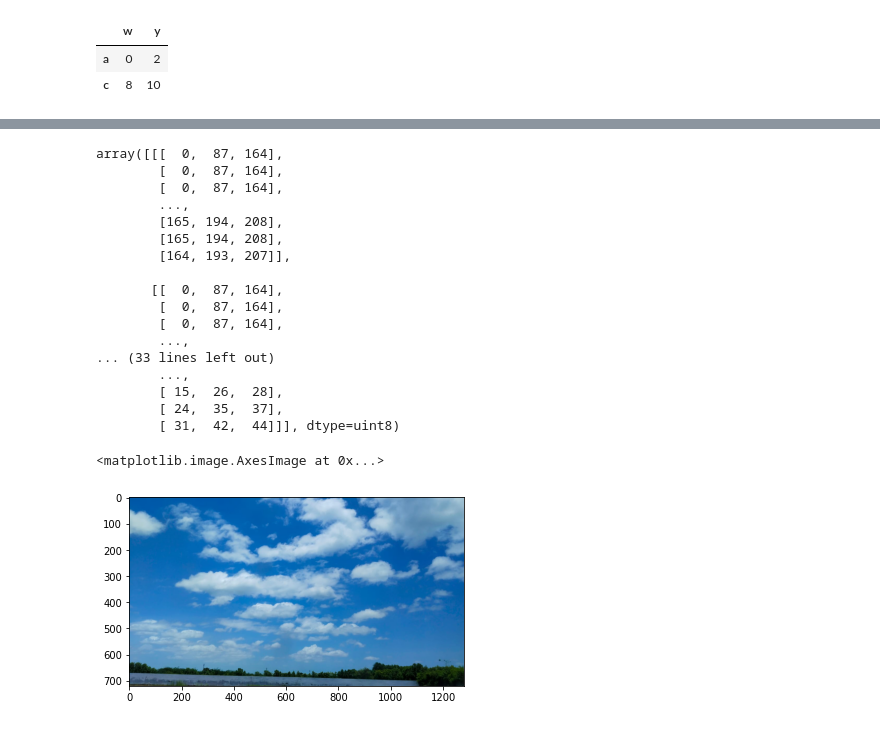
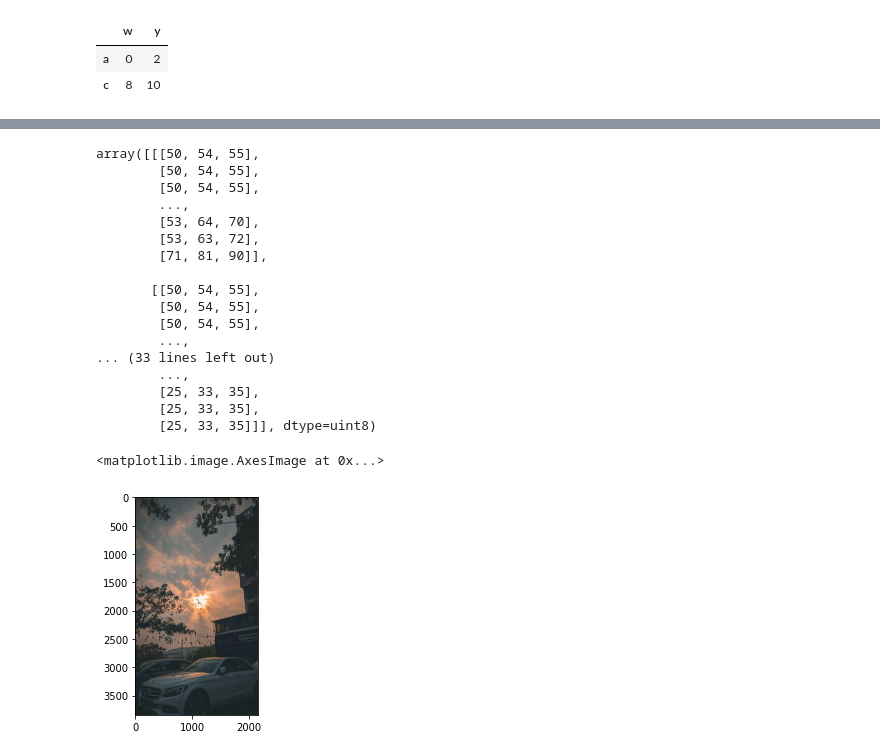
Before and after one commit to CHANDINIADARI/FMML_COURSE_ASSIGNMENT, a Jupyter notebook: Copy_of_FMML_Aug22_M1Lab1_PythonBasics.ipynb, the cells around one changed output, grey strips where cells are left out. Drawn from its saved outputs; the diff is of its cells as text; code cells hidden in the pictures.

```diff
--- a/Copy_of_FMML_Aug22_M1Lab1_PythonBasics.ipynb
+++ b/Copy_of_FMML_Aug22_M1Lab1_PythonBasics.ipynb
@@ -557,28 +541,28 @@ plt.show()
 
 ## 1) make sure drive is loaded and then upload a test image onto your drive
 # %%
-plt.imread('/content/drive/MyDrive/sky image.jpeg')
+plt.imread("/content/drive/MyDrive/my image (1).jfif")
 # %% [output]
-array([[[  0,  87, 164],
-        [  0,  87, 164],
-        [  0,  87, 164],
+array([[[50, 54, 55],
+        [50, 54, 55],
+        [50, 54, 55],
         ...,
-        [165, 194, 208],
-        [165, 194, 208],
-        [164, 193, 207]],
+        [53, 64, 70],
+        [53, 63, 72],
+        [71, 81, 90]],
 
-       [[  0,  87, 164],
-        [  0,  87, 164],
-        [  0,  87, 164],
+       [[50, 54, 55],
+        [50, 54, 55],
+        [50, 54, 55],
         ...,
 ... (33 lines left out)
         ...,
-        [ 15,  26,  28],
-        [ 24,  35,  37],
-        [ 31,  42,  44]]], dtype=uint8)
+        [25, 33, 35],
+        [25, 33, 35],
+        [25, 33, 35]]], dtype=uint8)
 # %%
 #print the image
-plt.imshow(plt.imread('/content/drive/MyDrive/sky image.jpeg'))
+plt.imshow(plt.imread('/content/drive/MyDrive/my image (1).jfif'))
 # %% [output]
 <matplotlib.image.AxesImage at 0x...>
-[figure, old version]
+[figure, new version]
```
Also changed, not shown: parts of 7 cells of this notebook.
